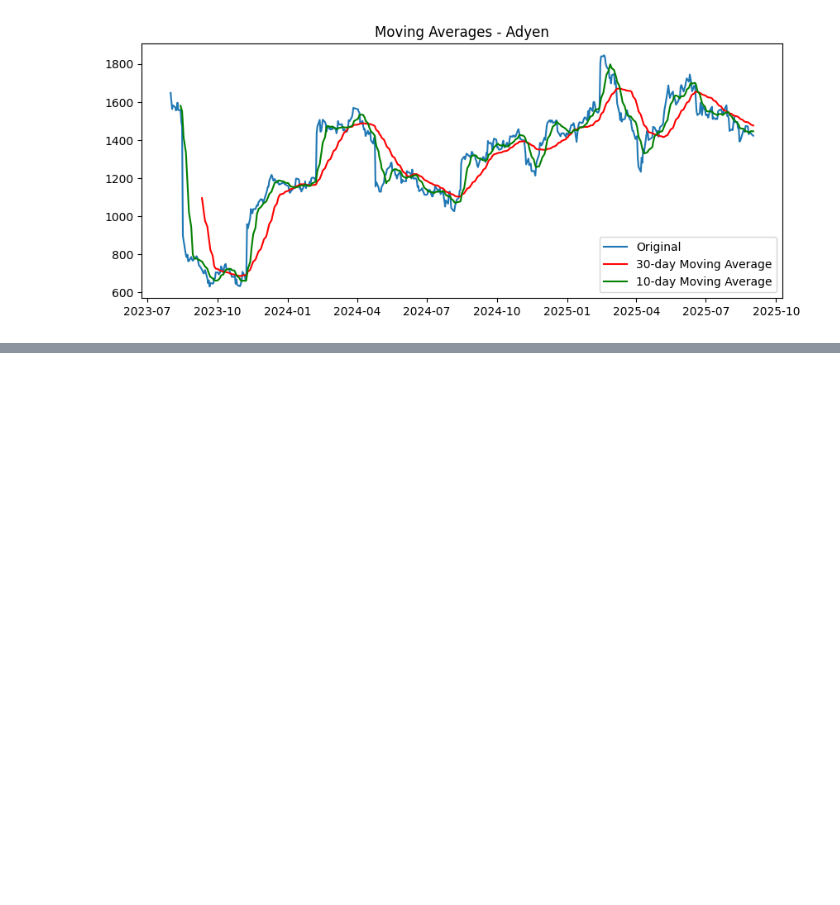
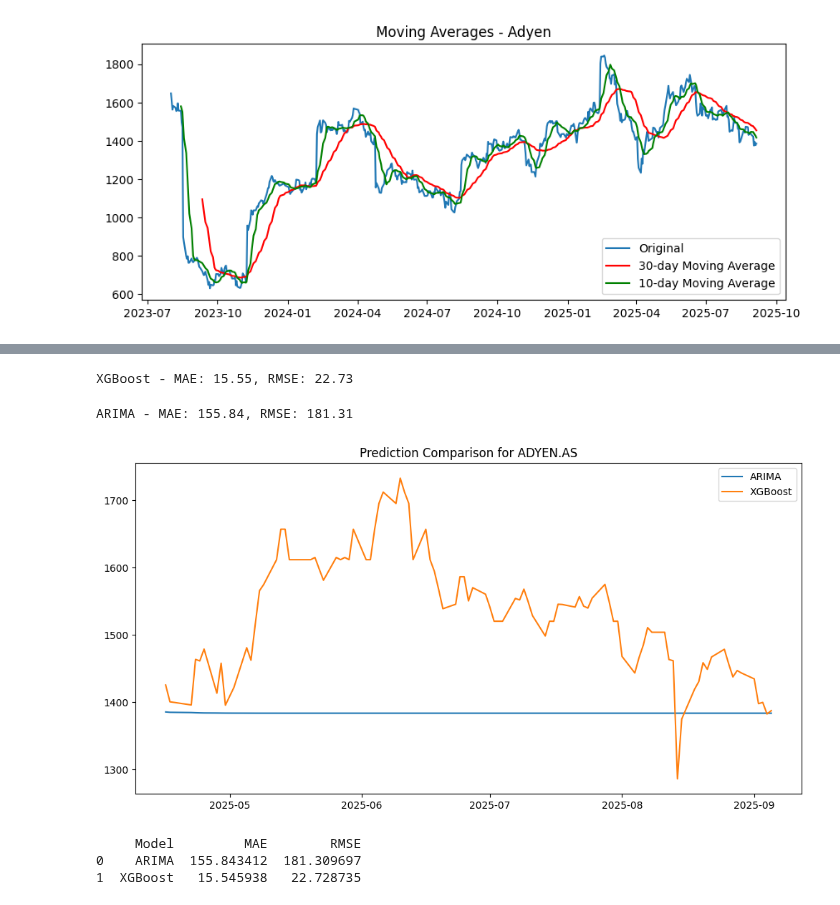
Before and after one commit to ejung2017/PythonProject, a Jupyter notebook: arima_predictive_modeling/adyen_arima.ipynb, the cells around one changed output, grey strips where cells are left out. Drawn from its saved outputs; the diff is of its cells as text; code cells hidden in the pictures; blank space fills up the shorter version.

Commit message:
xgboost

```diff
--- a/arima_predictive_modeling/adyen_arima.ipynb
+++ b/arima_predictive_modeling/adyen_arima.ipynb
@@ -159 +150,10 @@ ARIMA(0,1,2) Prediction: 534    1372.697594
 Name: predicted_mean, dtype: float64
+# %%
+# Train-test split (same as ARIMA, e.g., last 100 days for test)
+train = data[:-100]
+test = data[-100:]
+features = ['High', 'Low', 'Open']
+X_train = train[features]
+y_train = train['Close']
+X_test = test[features]
+y_test = test['Close']
@@ -159,0 +231,44 @@ Name: predicted_mean, dtype: float64
+# %%
+from xgboost import XGBRegressor
+# XGBoost
+xgb_model = XGBRegressor(n_estimators=100, learning_rate=0.1, max_depth=5, random_state=42)
+xgb_model.fit(X_train, y_train)
+pred_xgb = xgb_model.predict(X_test)
+
+# Error metrics (now works with import)
+mae_xgb = mean_absolute_error(y_test, pred_xgb)
+rmse_xgb = np.sqrt(mean_squared_error(y_test, pred_xgb))
+print(f'XGBoost - MAE: {mae_xgb:.2f}, RMSE: {rmse_xgb:.2f}')
+# %% [output]
+XGBoost - MAE: 15.55, RMSE: 22.73
+# %%
+from sklearn.metrics import mean_absolute_error, mean_squared_error
+
+arima_model = ARIMA(series, order=(1,1,1)).fit()
+pred_arima = arima_model.forecast(steps=len(test))
+mae_arima = mean_absolute_error(y_test, pred_arima)
+rmse_arima = np.sqrt(mean_squared_error(y_test, pred_arima))
+print(f'ARIMA - MAE: {mae_arima:.2f}, RMSE: {rmse_arima:.2f}')
+
+# Plot all predictions
+import matplotlib.pyplot as plt
+plt.figure(figsize=(12, 6))
+plt.plot(test.index, pred_arima, label='ARIMA')
+plt.plot(test.index, pred_xgb, label='XGBoost')
+plt.title(f'Prediction Comparison for {ticker}')
+plt.legend()
+plt.show()
+
+# Summary table
+metrics = pd.DataFrame({
+    'Model': ['ARIMA', 'XGBoost'],
+    'MAE': [mae_arima, mae_xgb],
+    'RMSE': [rmse_arima, rmse_xgb]
+})
+print(metrics)
+# %% [output]
+ARIMA - MAE: 155.84, RMSE: 181.31
+[figure, added]
+     Model         MAE        RMSE
+0    ARIMA  155.843412  181.309697
+1  XGBoost   15.545938   22.728735
```
Also changed, not shown: parts of 13 cells of this notebook.
